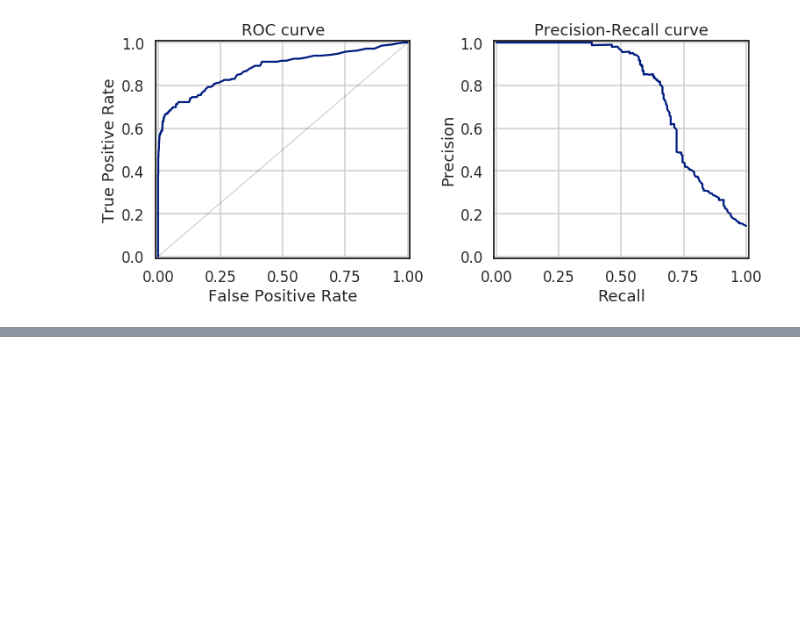
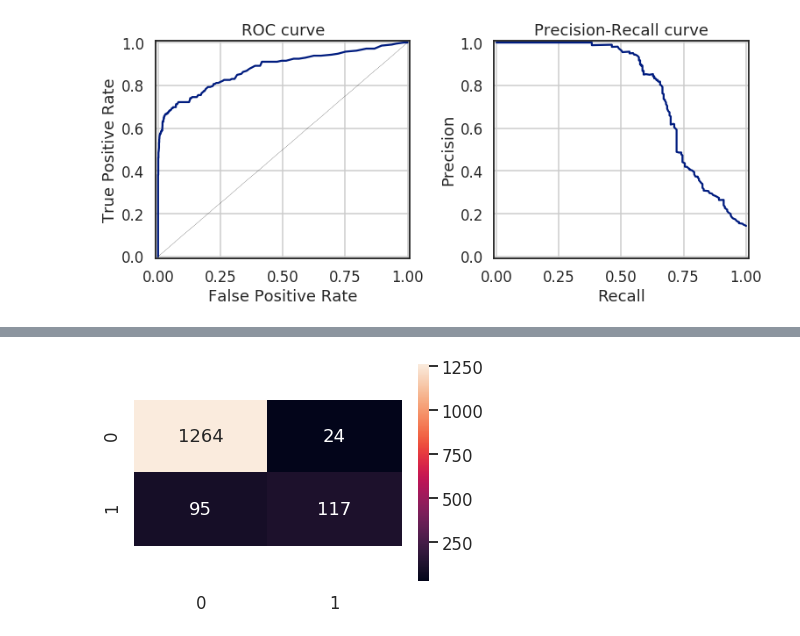
Before and after one commit to cleysonl/ML_Bootcamp_CLL, a Jupyter notebook: Advanced_ML_SM_Ensembles.ipynb, the cells around one changed output, grey strips where cells are left out. Saved outputs shown, nothing was run; the diff lists cells and outputs as text; code cells hidden in the pictures; blank space fills up the shorter version.

```diff
--- a/Advanced_ML_SM_Ensembles.ipynb
+++ b/Advanced_ML_SM_Ensembles.ipynb
@@ -272,0 +438,13 @@ plt.tight_layout()
+# %%
+y_pred = gv_abc.predict(X_test)
+cr = classification_report(y_test, y_pred)
+print(cr)
+
+score_df = pd.DataFrame({'accuracy': accuracy_score(y_test, y_pred),
+                         'precision': precision_score(y_test, y_pred),
+                         'recall': recall_score(y_test, y_pred),
+                         'f1': f1_score(y_test, y_pred),
+                         'auc': roc_auc_score(y_test, y_pred)},
+                         index=pd.Index([0]))
+
+print(score_df)
@@ -272,0 +608,3 @@ plt.tight_layout()
+# %%
+y_pred = gbc.predict(X_test)
+print(classification_report(y_pred, y_test))
@@ -272,0 +620,13 @@ plt.tight_layout()
+# %%
+from sklearn.metrics import confusion_matrix
+
+sns.set_context('talk')
+cm = confusion_matrix(y_test, y_pred)
+ax = sns.heatmap(cm, annot=True, fmt='d')
+# This has to be done for a bug in seaborn\matplotlib which should get fixed with matplotlib 3.1.2
+b, t = ax.get_ylim() # discover the values for bottom and top
+b += 0.5 # Add 0.5 to the bottom
+t -= 0.5 # Subtract 0.5 from the top
+ax.set_ylim(b, t); # update the ylim(bottom, top) values
+# %% [output]
+[figure, added]
```
Also changed, not shown: parts of 26 cells of this notebook.
